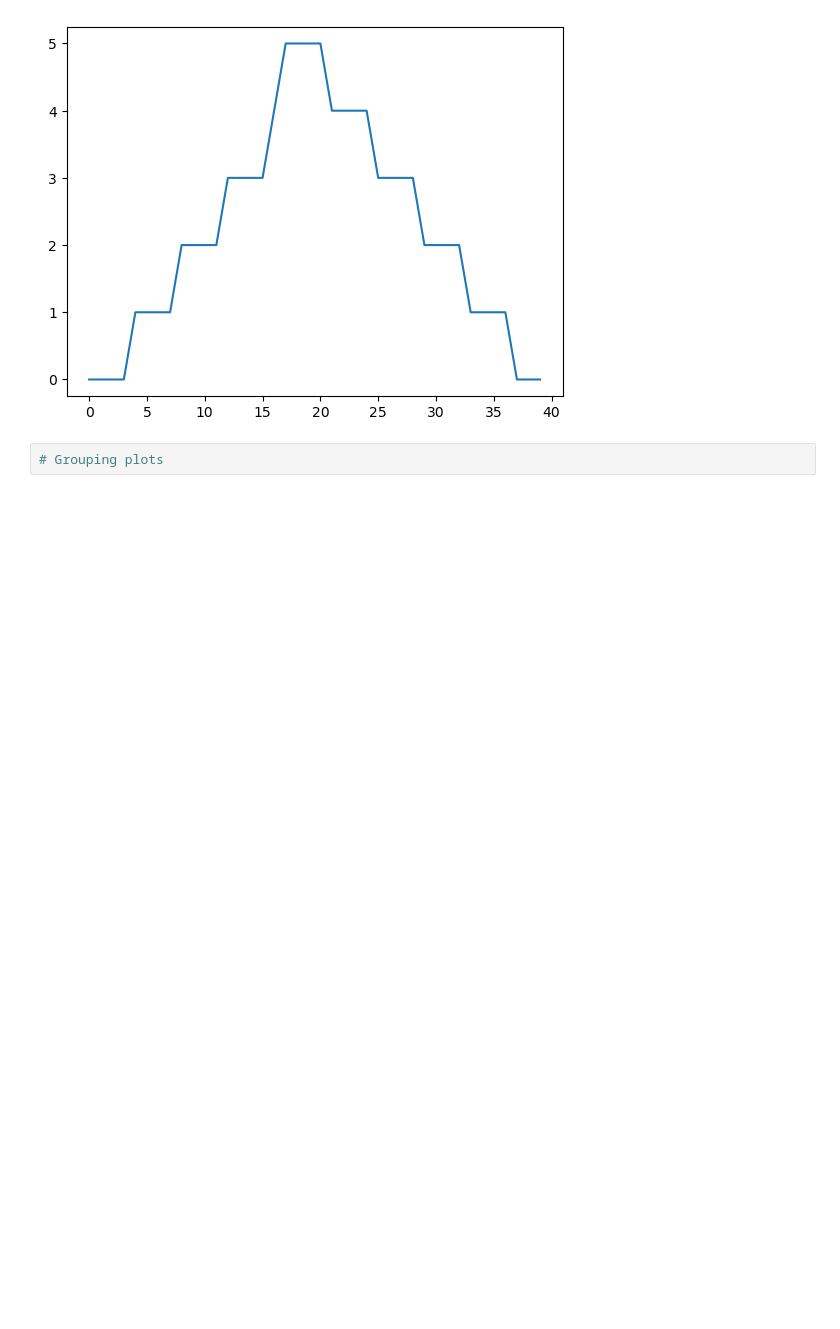
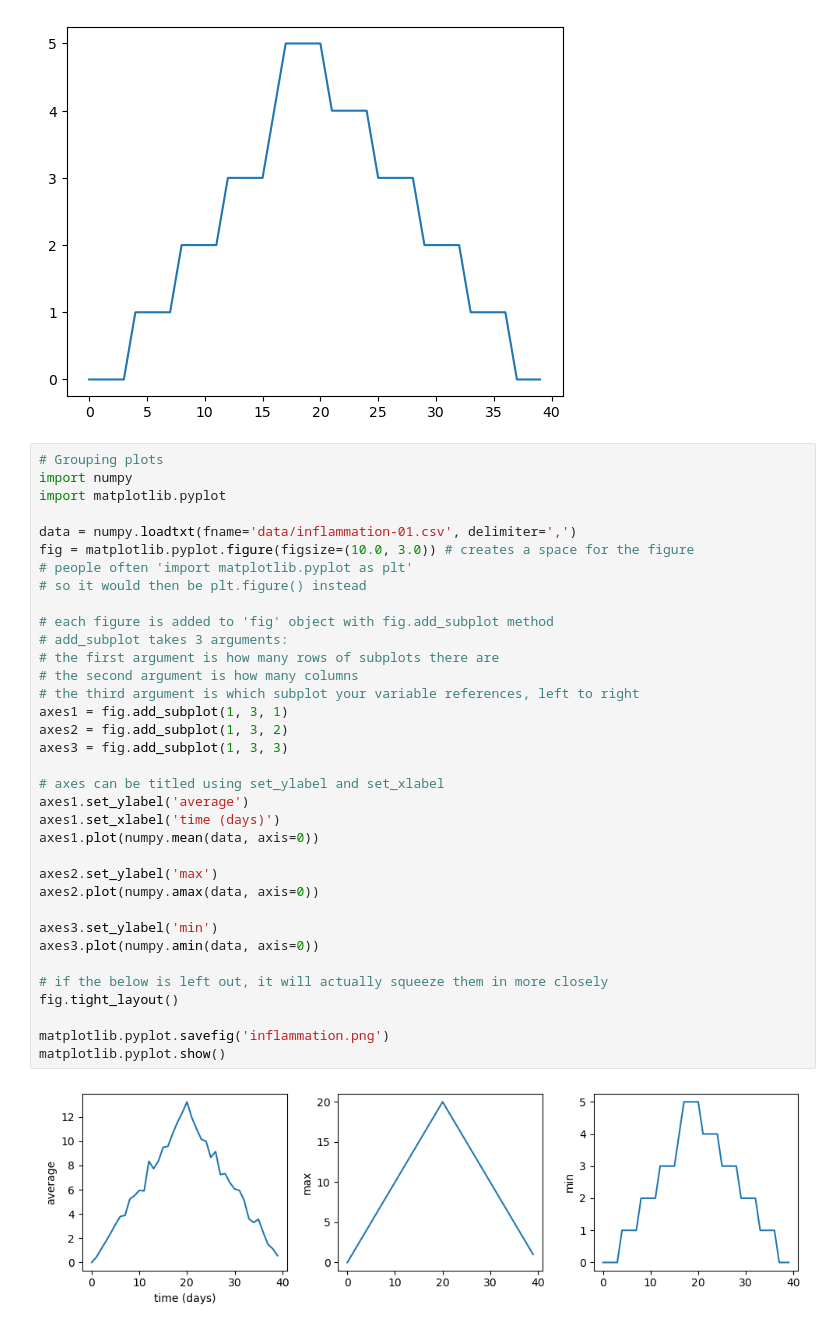
Before and after one commit to newmanreb/software-carpentry-1, a Jupyter notebook: visualising-tabular.ipynb, the cells around one changed output. Drawn from its saved outputs; the diff is of its cells as text; blank space fills up the shorter version.

Commit message:
grouping plots section

```diff
--- a/visualising-tabular.ipynb
+++ b/visualising-tabular.ipynb
@@ -36,5 +35,40 @@ min_plot = matplotlib.pyplot.plot(numpy.amin(data, axis=0))
 matplotlib.pyplot.show()
 # %% [output]
 [figure]
-# %%
-# Grouping plots
+# %%
+# Grouping plots
+import numpy
+import matplotlib.pyplot
+
+data = numpy.loadtxt(fname='data/inflammation-01.csv', delimiter=',')
+fig = matplotlib.pyplot.figure(figsize=(10.0, 3.0)) # creates a space for the figure
+# people often 'import matplotlib.pyplot as plt'
+# so it would then be plt.figure() instead
+
+# each figure is added to 'fig' object with fig.add_subplot method
+# add_subplot takes 3 arguments:
+# the first argument is how many rows of subplots there are
+# the second argument is how many columns
+# the third argument is which subplot your variable references, left to right
+axes1 = fig.add_subplot(1, 3, 1)
+axes2 = fig.add_subplot(1, 3, 2)
+axes3 = fig.add_subplot(1, 3, 3)
+
+# axes can be titled using set_ylabel and set_xlabel
+axes1.set_ylabel('average')
+axes1.set_xlabel('time (days)')
+axes1.plot(numpy.mean(data, axis=0))
+
+axes2.set_ylabel('max')
+axes2.plot(numpy.amax(data, axis=0))
+
+axes3.set_ylabel('min')
+axes3.plot(numpy.amin(data, axis=0))
+
+# if the below is left out, it will actually squeeze them in more closely
+fig.tight_layout()
+
+matplotlib.pyplot.savefig('inflammation.png')
+matplotlib.pyplot.show()
+# %% [output]
+[figure, added]
```
Also changed, not shown: parts of 1 cell of this notebook, 1 other file.
